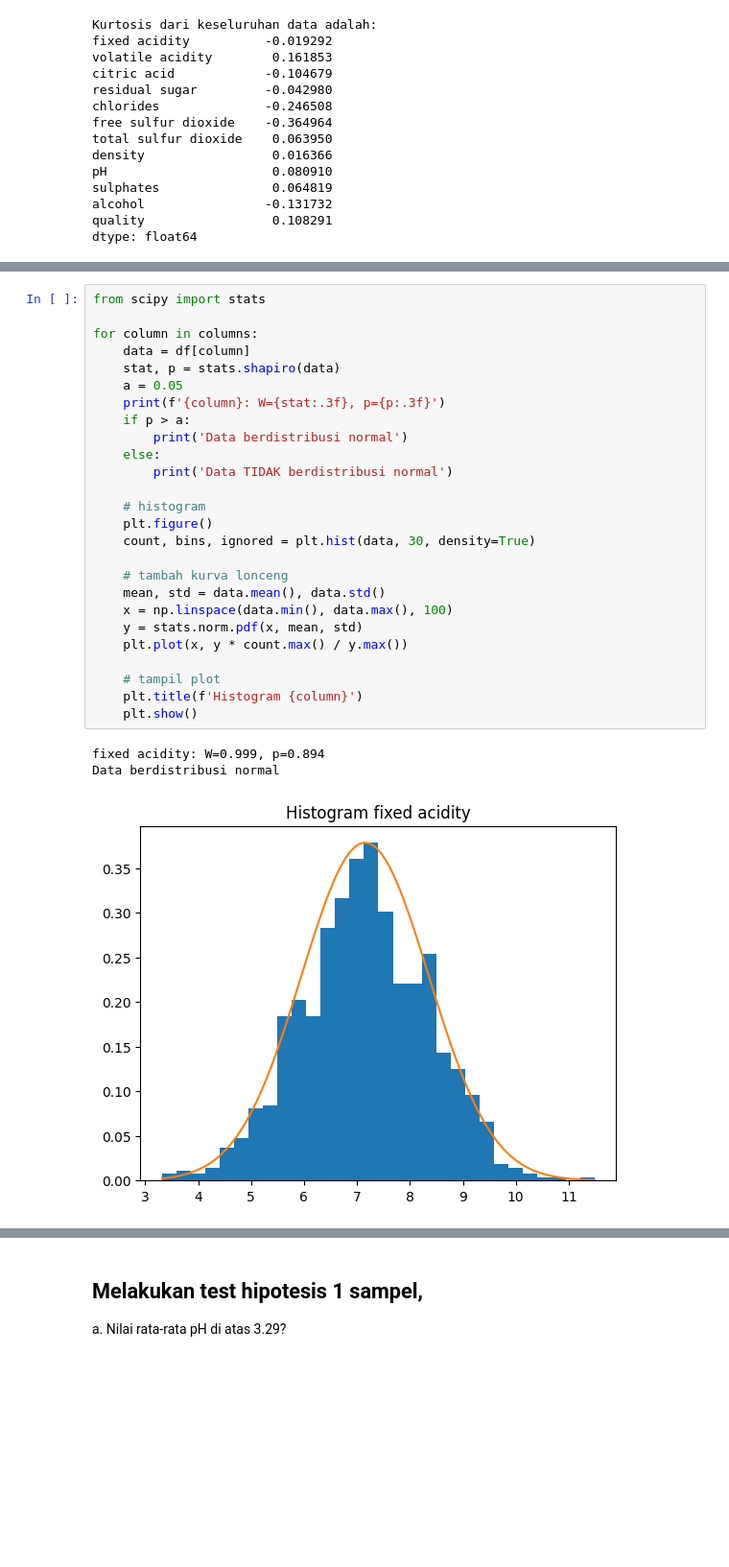
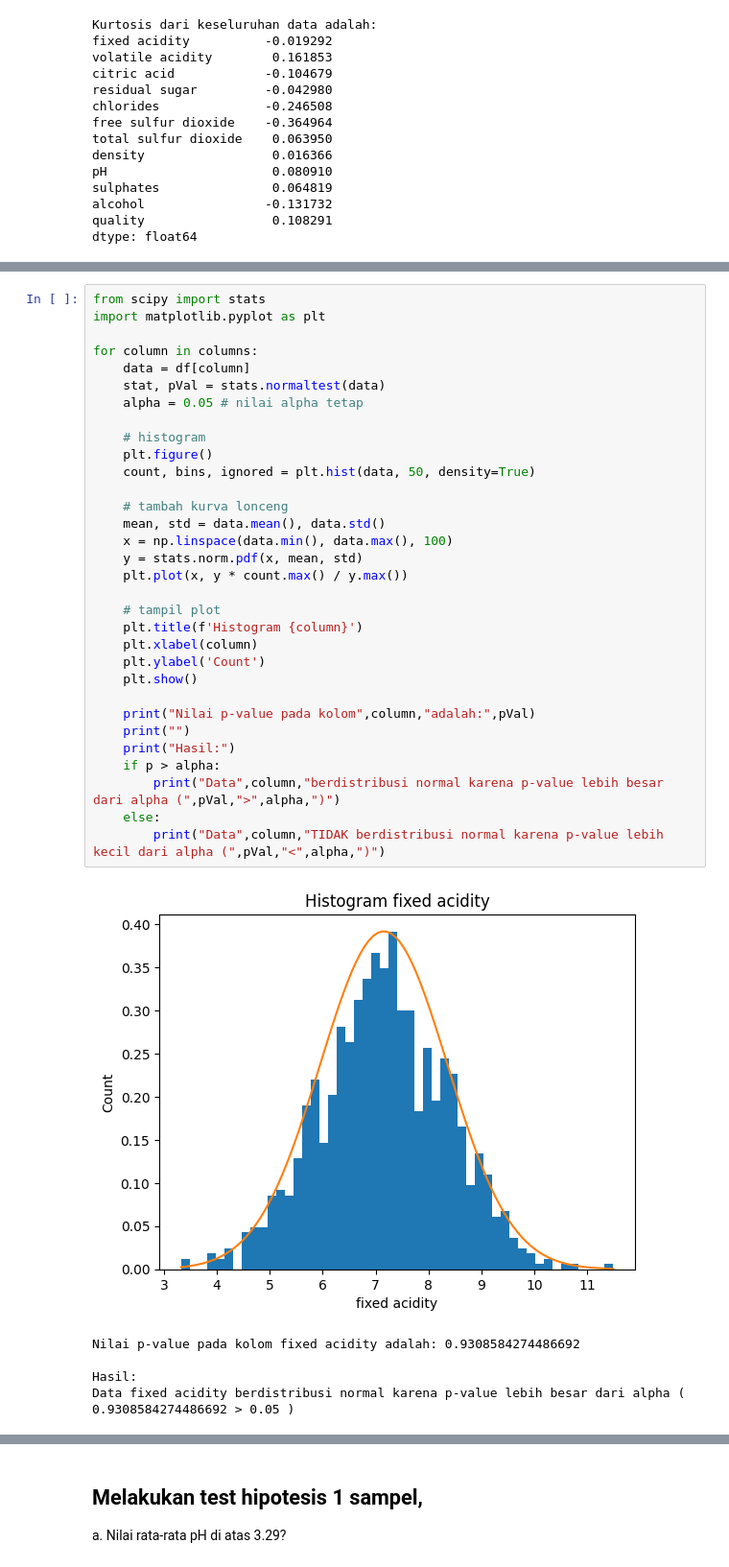
Before and after one commit to jasonrivalino/TubesProbStat-13521008-13521029, a Jupyter notebook: src/K03-T1-IF2220-13521008.ipynb, the cells around one changed output, grey strips where cells are left out. Shown: that part at 96% size. Saved outputs shown, nothing was run; the diff lists cells and outputs as text; blank space fills up the shorter version.

```diff
--- a/src/K03-T1-IF2220-13521008.ipynb
+++ b/src/K03-T1-IF2220-13521008.ipynb
@@ -363,30 +537,38 @@ yang dikaitkan dengan histogram plot. </h2>
 # %%
 from scipy import stats
+import matplotlib.pyplot as plt
 
 for column in columns:
     data = df[column]
-    stat, p = stats.shapiro(data)
-    a = 0.05
-    print(f'{column}: W={stat:.3f}, p={p:.3f}')
-    if p > a:
-        print('Data berdistribusi normal')
-    else:
-        print('Data TIDAK berdistribusi normal')
+    stat, pVal = stats.normaltest(data)
+    alpha = 0.05 # nilai alpha tetap
 
     # histogram
     plt.figure()
-    count, bins, ignored = plt.hist(data, 30, density=True)
+    count, bins, ignored = plt.hist(data, 50, density=True)
 
     # tambah kurva lonceng
     mean, std = data.mean(), data.std()
     x = np.linspace(data.min(), data.max(), 100)
     y = stats.norm.pdf(x, mean, std)
     plt.plot(x, y * count.max() / y.max())
 
     # tampil plot
     plt.title(f'Histogram {column}')
+    plt.xlabel(column)
+    plt.ylabel('Count')
     plt.show()
+
+    print("Nilai p-value pada kolom",column,"adalah:",pVal)
+    print("")
+    print("Hasil:")
+    if p > alpha:
+        print("Data",column,"berdistribusi normal karena p-value lebih besar dari alpha (",pVal,">",alpha,")")
+    else:
+        print("Data",column,"TIDAK berdistribusi normal karena p-value lebih kecil dari alpha (",pVal,"<",alpha,")")
 # %% [output]
+[figure, new version]
-fixed acidity: W=0.999, p=0.894
-Data berdistribusi normal
+Nilai p-value pada kolom fixed acidity adalah: 0.9308584274486692
+
+Hasil:
+Data fixed acidity berdistribusi normal karena p-value lebih besar dari alpha ( 0.9308584274486692 > 0.05 )
-[figure, old version]
```
Also changed, not shown: parts of 40 cells of this notebook.
